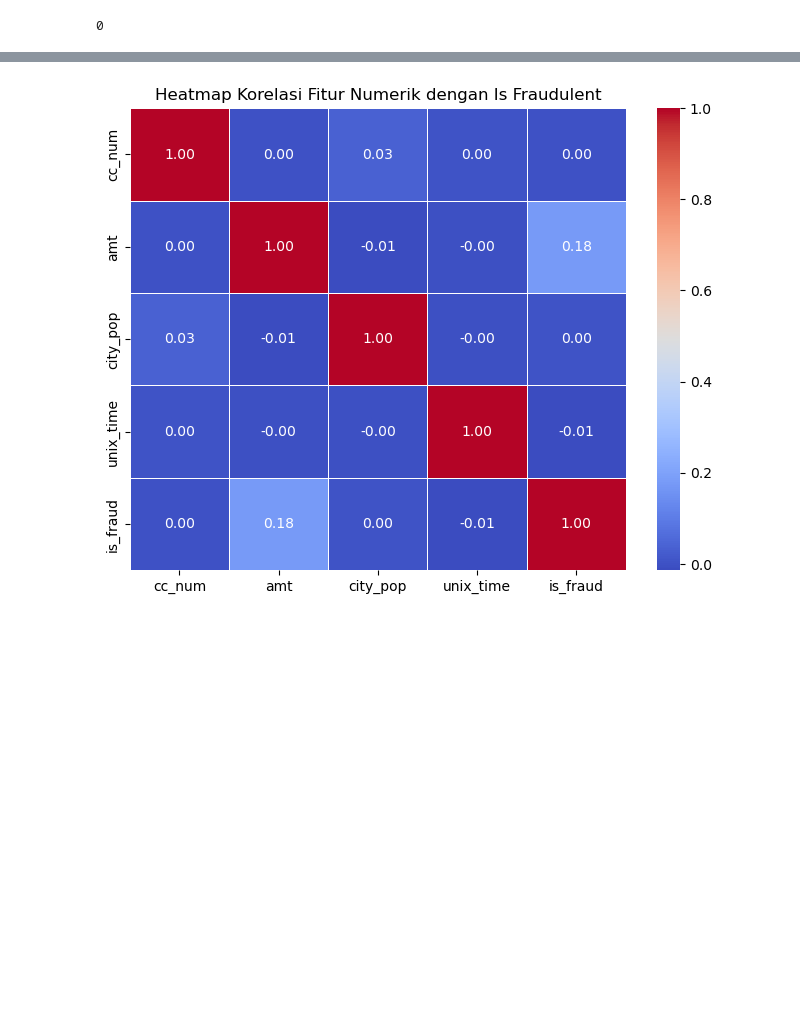
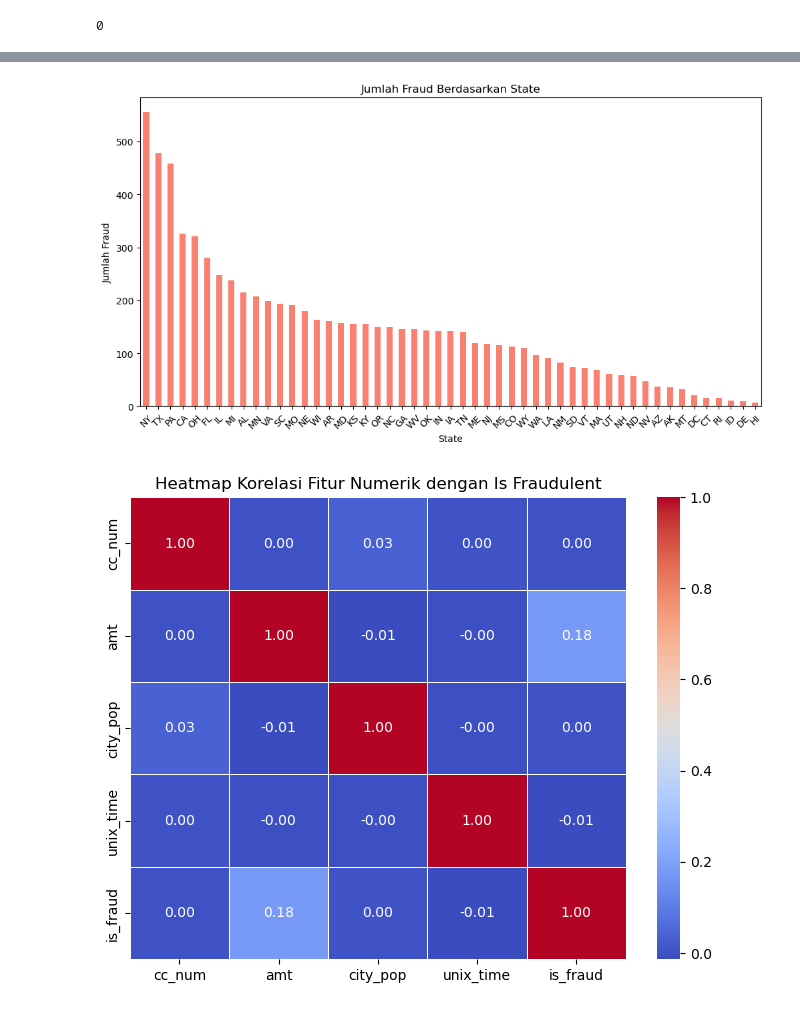
Before and after one commit to FTDS-assignment-bay/p2-final-project-ftds-025-hck-group-001, a Jupyter notebook: EDA.ipynb, the cells around one changed output, grey strips where cells are left out. Drawn from its saved outputs; the diff is of its cells as text; code cells hidden in the pictures; blank space fills up the shorter version.

```diff
--- a/EDA.ipynb
+++ b/EDA.ipynb
@@ -84,3 +113,17 @@ df.describe()
+# %%
+# Group by state and count the number of fraud cases
+fraud_by_state = df[df['is_fraud'] == 1].groupby('state').size().sort_values(ascending=False)
+
+# Plot the data
+plt.figure(figsize=(12, 6))
+fraud_by_state.plot(kind='bar', color='salmon')
+plt.title('Jumlah Fraud Berdasarkan State')
+plt.xlabel('State')
+plt.ylabel('Jumlah Fraud')
+plt.xticks(rotation=45)
+plt.show()
+# %% [output]
+[figure, added]
 # %%
 
 # Pilih kolom numerik + target
```
Also changed, not shown: parts of 9 cells of this notebook.
